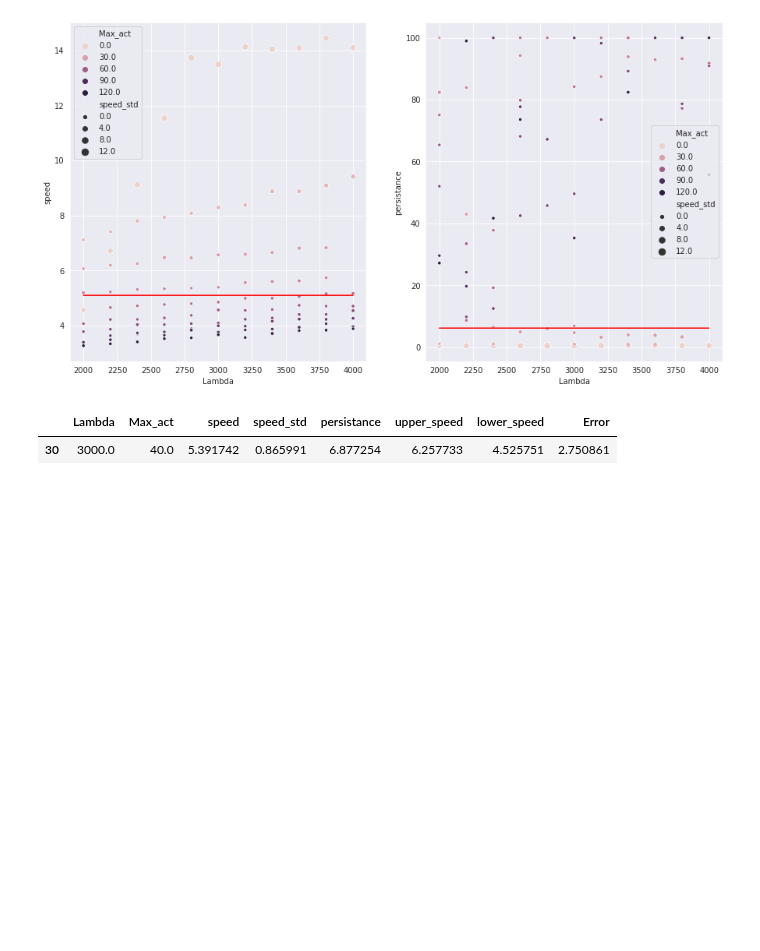
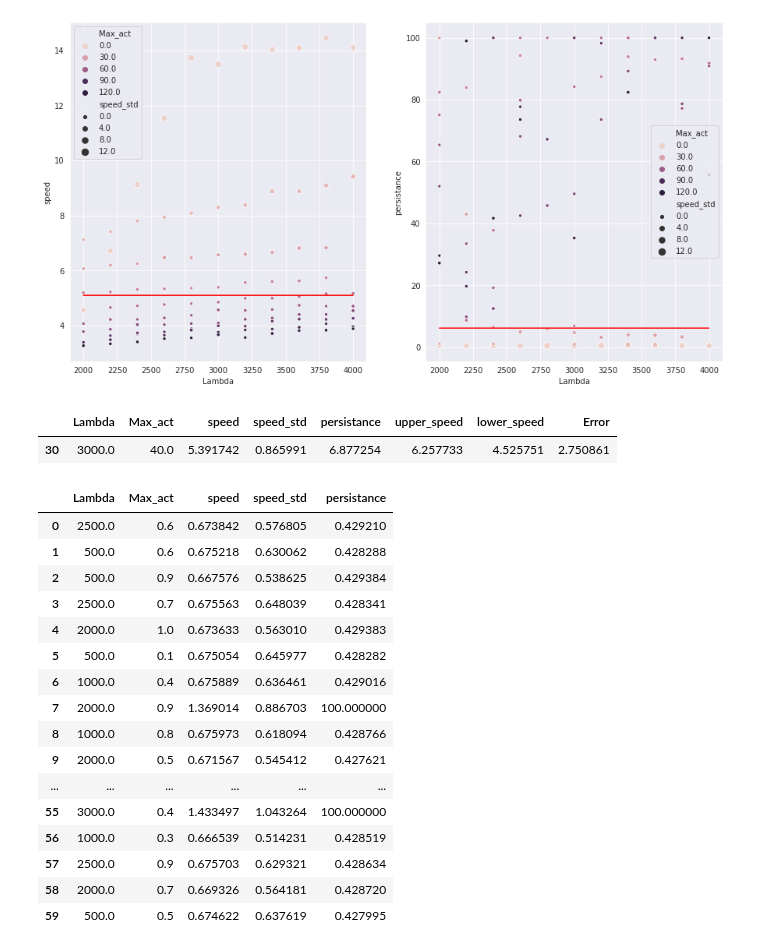
Before and after one commit to lstuurman/FRC_Thesis, a Jupyter notebook: CPM_code/FRC_ACT_FIT.ipynb, the cells around one changed output. Drawn from its saved outputs; the diff is of its cells as text; code cells hidden in the pictures; blank space fills up the shorter version.

```diff
--- a/CPM_code/Untitled.ipynb
+++ b/CPM_code/FRC_ACT_FIT.ipynb
@@ -61,3 +61,24 @@ opt_params.head()
 # %% [output]
 |  | Lambda | Max_act | speed | speed_std | persistance | upper_speed | lower_speed | Error |
 | 30 | 3000.0 | 40.0 | 5.391742 | 0.865991 | 6.877254 | 6.257733 | 4.525751 | 2.750861 |
+# %%
+df_ind = pd.read_csv('ANLSYS2/FITFULL/PRFDR1_all.csv',index_col = 0)
+df_ind
+# %% [output]
+|  | Lambda | Max_act | speed | speed_std | persistance |
+| 0 | 2500.0 | 0.6 | 0.673842 | 0.576805 | 0.429210 |
+| 1 | 500.0 | 0.6 | 0.675218 | 0.630062 | 0.428288 |
+| 2 | 500.0 | 0.9 | 0.667576 | 0.538625 | 0.429384 |
+| 3 | 2500.0 | 0.7 | 0.675563 | 0.648039 | 0.428341 |
+| 4 | 2000.0 | 1.0 | 0.673633 | 0.563010 | 0.429383 |
+| 5 | 500.0 | 0.1 | 0.675054 | 0.645977 | 0.428282 |
+| 6 | 1000.0 | 0.4 | 0.675889 | 0.636461 | 0.429016 |
+| 7 | 2000.0 | 0.9 | 1.369014 | 0.886703 | 100.000000 |
+| 8 | 1000.0 | 0.8 | 0.675973 | 0.618094 | 0.428766 |
+| 9 | 2000.0 | 0.5 | 0.671567 | 0.545412 | 0.427621 |
+| ... | ... | ... | ... | ... | ... |
+| 55 | 3000.0 | 0.4 | 1.433497 | 1.043264 | 100.000000 |
+| 56 | 1000.0 | 0.3 | 0.666539 | 0.514231 | 0.428519 |
+| 57 | 2500.0 | 0.9 | 0.675703 | 0.629321 | 0.428634 |
+| 58 | 2000.0 | 0.7 | 0.669326 | 0.564181 | 0.428720 |
+| 59 | 500.0 | 0.5 | 0.674622 | 0.637619 | 0.427995 |
```
Also changed, not shown: parts of 1 cell of this notebook, 2 other files.
